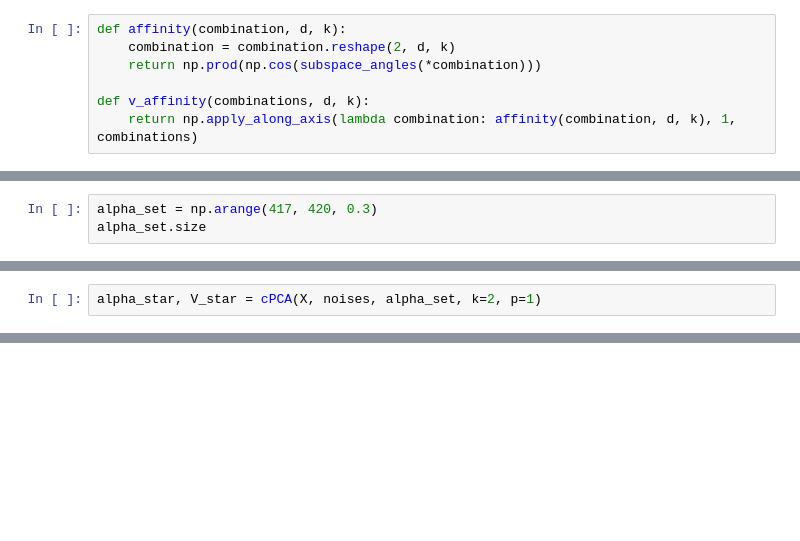
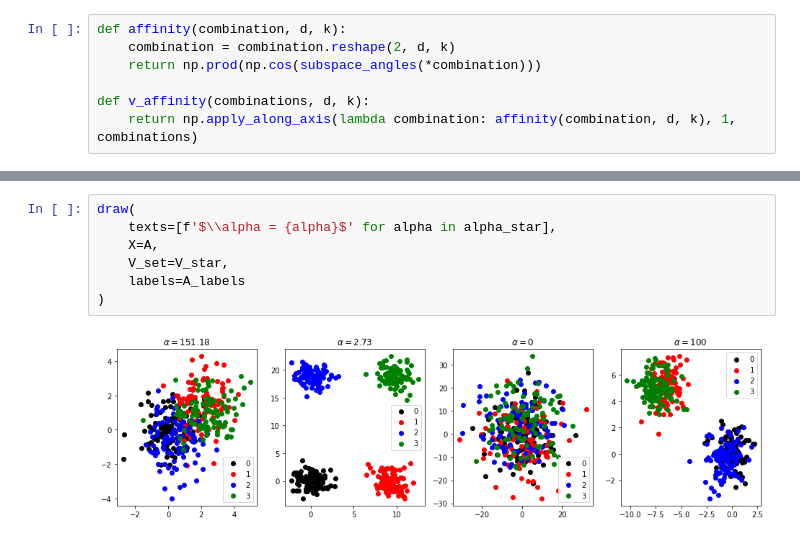
Before and after one commit to ahmadsalimi/DeepLearningIntro, a Jupyter notebook: cPCA/cPCA.ipynb, the cells around one changed output, grey strips where cells are left out. Saved outputs shown, nothing was run; the diff lists cells and outputs as text; blank space fills up the shorter version.

```diff
--- a/cPCA/cPCA.ipynb
+++ b/cPCA/cPCA.ipynb
@@ -279,3 +31,0 @@ draw(images, columns=5, rows=4)
-# %%
-alpha_set = np.arange(417, 420, 0.3)
-alpha_set.size
@@ -284,2 +31,0 @@ alpha_set.size
-# %%
-alpha_star, V_star = cPCA(X, noises, alpha_set, k=2, p=1)
@@ -316,0 +152,9 @@ sum(transformed_data.label == '0')
+# %%
+draw(
+    texts=[f'$\\alpha = {alpha}$' for alpha in alpha_star],
+    X=A,
+    V_set=V_star,
+    labels=A_labels
+)
+# %% [output]
+[figure, added]
```
Also changed, not shown: parts of 56 cells of this notebook.
